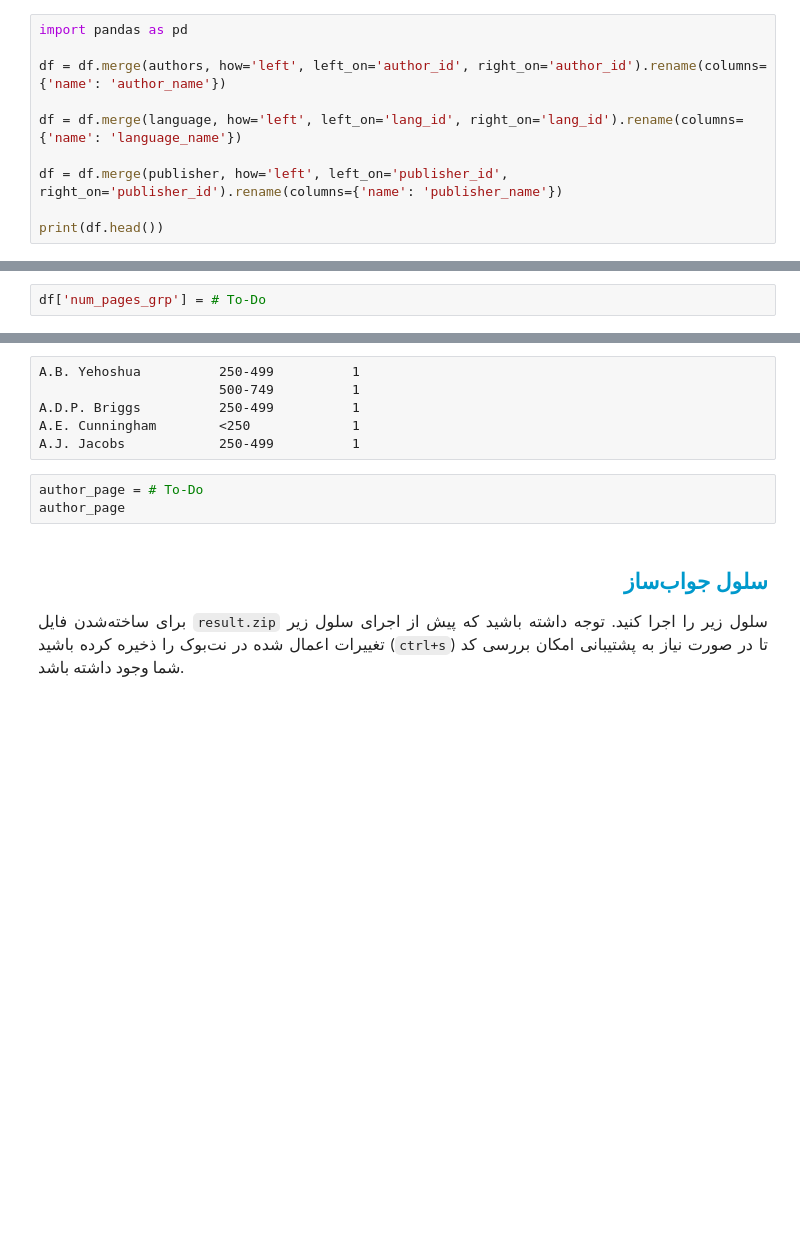
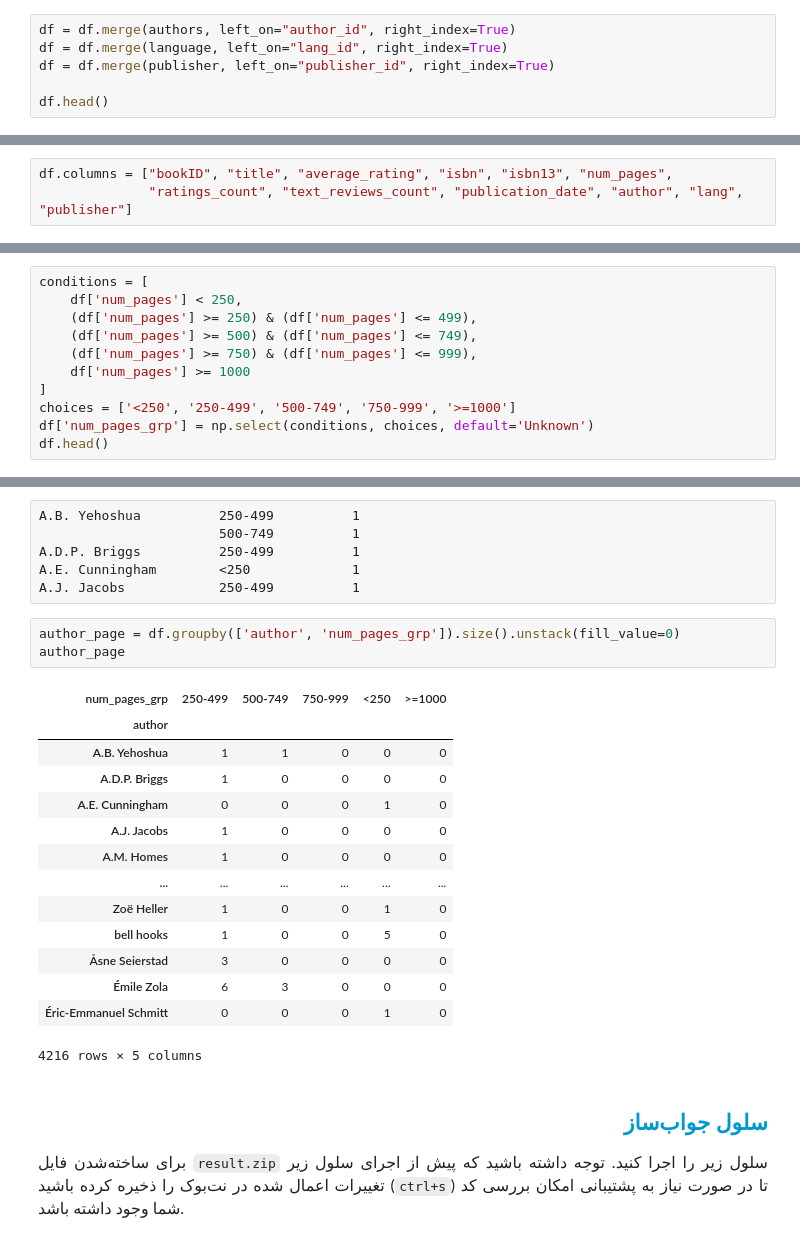
Before and after one commit to devtracer/AICourseProjects, a Jupyter notebook: HomeWorks/HWNO3/book_readers.ipynb, the cells around one changed output, grey strips where cells are left out. Drawn from its saved outputs; the diff is of its cells as text; blank space fills up the shorter version.

Commit message:
modified:   HomeWorks/HWNO2/create_reshape_and_slice.ipynb 	deleted:    HomeWorks/HWNO3/.ipynb_checkpoints/book_readers-checkpoint.ipynb 	modified:   HomeWorks/HWNO3/book_readers.ipynb

```diff
--- a/HomeWorks/HWNO3/book_readers.ipynb
+++ b/HomeWorks/HWNO3/book_readers.ipynb
@@ -52,13 +52,9 @@ df.head()
 </font>
 </p>
 # %%
-import pandas as pd
+df = df.merge(authors, left_on="author_id", right_index=True)
+df = df.merge(language, left_on="lang_id", right_index=True)
+df = df.merge(publisher, left_on="publisher_id", right_index=True)
 
-df = df.merge(authors, how='left', left_on='author_id', right_on='author_id').rename(columns={'name': 'author_name'})
-
-df = df.merge(language, how='left', left_on='lang_id', right_on='lang_id').rename(columns={'name': 'language_name'})
-
-df = df.merge(publisher, how='left', left_on='publisher_id', right_on='publisher_id').rename(columns={'name': 'publisher_name'})
-
-print(df.head())
+df.head()
 # %% [output]
@@ -102,3 +101,6 @@ df.drop(columns = ['author_id', 'lang_id', 'publisher_id'], inplace = True)
+# %%
+df.columns = ["bookID", "title", "average_rating", "isbn", "isbn13", "num_pages",
+              "ratings_count", "text_reviews_count", "publication_date", "author", "lang", "publisher"]
 # %% [markdown]
 <h2 align=right style="line-height:200%;font-family:vazir;color:#0099cc">
 <font face="vazir" color="#0099cc">
@@ -152,5 +166,14 @@ SyntaxError: invalid syntax (3805842170.py, line 1)
  برای این کار می‌توانید از تابع <code>np.select</code> استفاده کنید.
 </font>
 </p>
-# %%
-df['num_pages_grp'] = # To-Do
+# %%
+conditions = [
+    df['num_pages'] < 250,
+    (df['num_pages'] >= 250) & (df['num_pages'] <= 499),
+    (df['num_pages'] >= 500) & (df['num_pages'] <= 749),
+    (df['num_pages'] >= 750) & (df['num_pages'] <= 999),
+    df['num_pages'] >= 1000
+]
+choices = ['<250', '250-499', '500-749', '750-999', '>=1000']
+df['num_pages_grp'] = np.select(conditions, choices, default='Unknown')
+df.head()
@@ -168,9 +198,24 @@ A.B. Yehoshua          250-499          1
 A.D.P. Briggs          250-499          1
 A.E. Cunningham        <250             1
 A.J. Jacobs            250-499          1
-# %%
-author_page = # To-Do
-author_page
+# %%
+author_page = df.groupby(['author', 'num_pages_grp']).size().unstack(fill_value=0)
+author_page
+# %% [output]
+| num_pages_grp | 250-499 | 500-749 | 750-999 | <250 | >=1000 |
+| author |  |  |  |  |  |
+| A.B. Yehoshua | 1 | 1 | 0 | 0 | 0 |
+| A.D.P. Briggs | 1 | 0 | 0 | 0 | 0 |
+| A.E. Cunningham | 0 | 0 | 0 | 1 | 0 |
+| A.J. Jacobs | 1 | 0 | 0 | 0 | 0 |
+| A.M. Homes | 1 | 0 | 0 | 0 | 0 |
+| ... | ... | ... | ... | ... | ... |
+| Zoë Heller | 1 | 0 | 0 | 1 | 0 |
+| bell hooks | 1 | 0 | 0 | 5 | 0 |
+| Åsne Seierstad | 3 | 0 | 0 | 0 | 0 |
+| Émile Zola | 6 | 3 | 0 | 0 | 0 |
+| Éric-Emmanuel Schmitt | 0 | 0 | 0 | 1 | 0 |
+4216 rows × 5 columns
 # %% [markdown]
 <h2 align=right style="line-height:200%;font-family:vazir;color:#0099cc">
 <font face="vazir" color="#0099cc">
```
Also changed, not shown: parts of 6 cells of this notebook, 1 other file.
